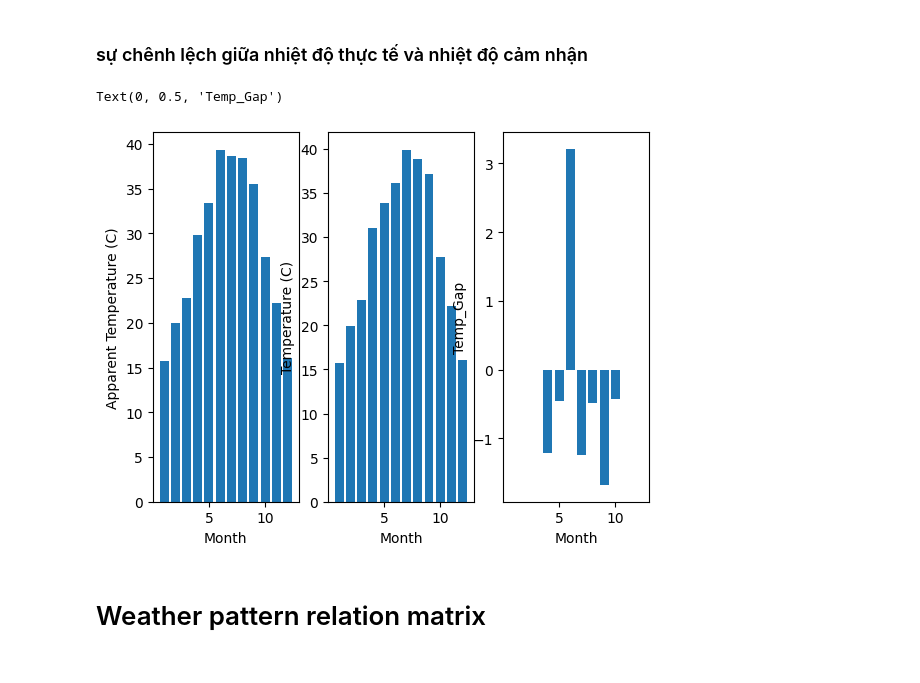
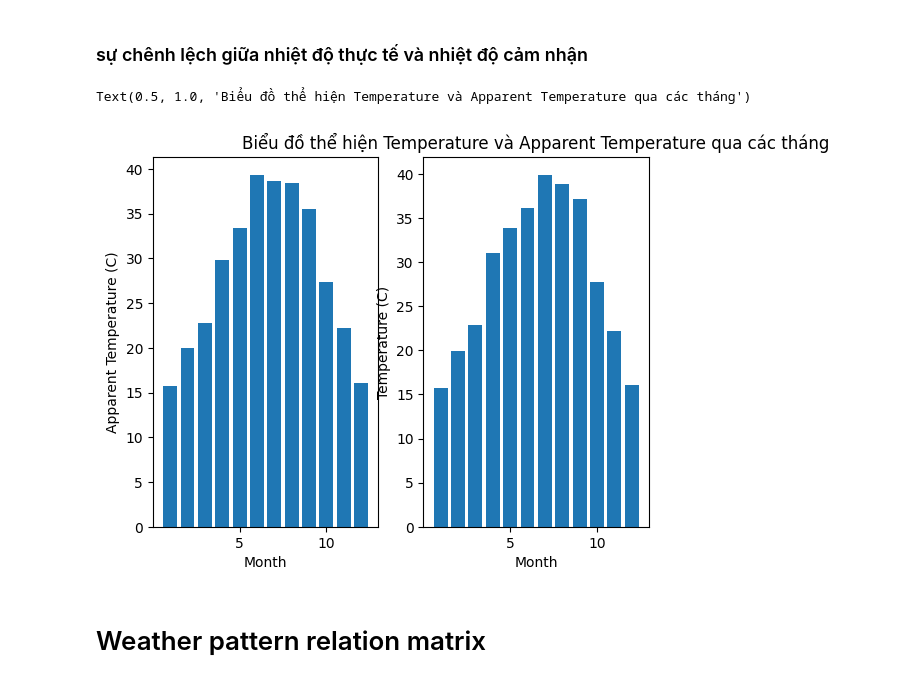
Before and after one commit to CMC-NCKH-2026/Weather_forcasting, a Jupyter notebook: notebooks/Data_Visualization.ipynb, the cells around one changed output. Saved outputs shown, nothing was run; the diff lists cells and outputs as text; code cells hidden in the pictures.

```diff
--- a/notebooks/Data_Visualization.ipynb
+++ b/notebooks/Data_Visualization.ipynb
@@ -111,24 +111,22 @@ plt.savefig('../charts/yearly_wind_speed.png')
 # %%
 #cần sửa thêm
 monthly_diff= df.groupby('Month')[['Apparent Temperature (C)', 'Temperature (C)']].max()
 monthly_diff['Temp_Gap'] = monthly_diff['Apparent Temperature (C)'] - monthly_diff['Temperature (C)']
 monthly_diff.groupby("Month")['Temp_Gap']
 
-fig, (ax1, ax2, ax3) = plt.subplots(ncols=3, nrows= 1)
+fig, (ax1, ax2) = plt.subplots(ncols=2, nrows= 1)
 ax1.bar(monthly_diff.index,monthly_diff['Apparent Temperature (C)'])
 ax1.set_xlabel('Month')
 ax1.set_ylabel('Apparent Temperature (C)')
 
 ax2.bar(monthly_diff.index,monthly_diff['Temperature (C)'])
 ax2.set_xlabel('Month')
 ax2.set_ylabel('Temperature (C)')
 
-ax3.bar(monthly_diff.index,monthly_diff['Temp_Gap'])
-ax3.set_xlabel('Month')
-ax3.set_ylabel('Temp_Gap')
+plt.title('Biểu đồ thể hiện Temperature và Apparent Temperature qua các tháng')
 # %% [output]
-Text(0, 0.5, 'Temp_Gap')
+Text(0.5, 1.0, 'Biểu đồ thể hiện Temperature và Apparent Temperature qua các tháng')
-[figure, old version]
+[figure, new version]
 # %% [markdown]
 # Weather pattern relation matrix
 # %%
```
Also changed, not shown: parts of 8 cells of this notebook, 1 other file.
